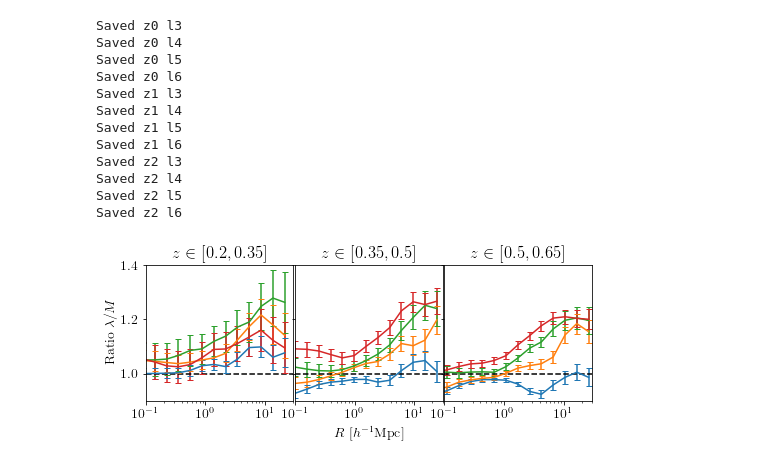
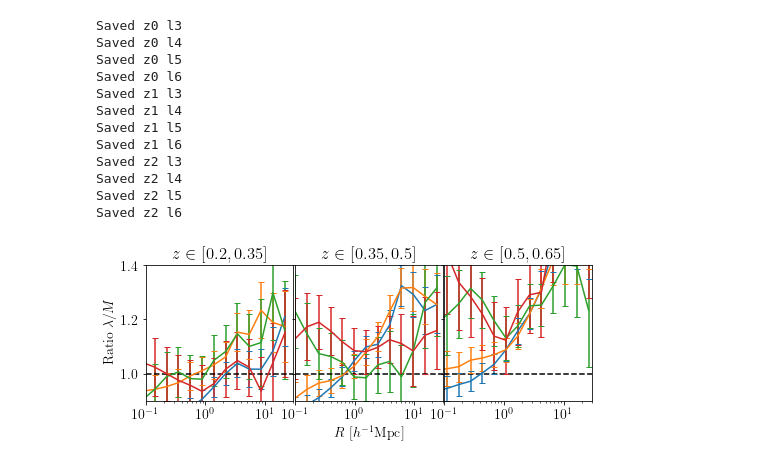
Before and after one commit to tmcclintock/redmapper_lensing_tests, a Jupyter notebook: orientation/Making_orientation_data.ipynb, the cells around one changed output. Saved outputs shown, nothing was run; the diff lists cells and outputs as text; code cells hidden in the pictures.

Commit message:
Recomputed X ratios.

```diff
--- a/orientation/Making_orientation_data.ipynb
+++ b/orientation/Making_orientation_data.ipynb
@@ -48,8 +48,8 @@ def get_ratio(z_low, z_high, lambda_low, lambda_high):
 #Read in everything and visually check
 zlos = [0.2, 0.35, 0.5]
 zhis = [0.35, 0.5, 0.65]
-lamlos = [20, 30, 40, 50]
-lamhis = [30, 40, 50, 10000]
+lamlos = [20, 30, 45, 60]
+lamhis = [30, 45, 60, 10000]
 
 fig, axes = plt.subplots(ncols = 3, nrows = 1, sharex=True, sharey=True, figsize = (8,3))
 plt.subplots_adjust(wspace = 0.01, bottom=0.25)
@@ -75,8 +75,8 @@ fig.savefig("ratio_of_data.png", dpi=300, bbox_inche='tight')
 # %%
 z_low = 0.2
 z_high = 0.35
-lam_low = 40
-lam_high = 50
+lam_low = 45
+lam_high = 60
 zl = ("%.2f"%(z_low)).rstrip("0")
 zh = ("%.2f"%(z_high)).rstrip("0")
 Rp1, DS1, err1 = get_richness_selected_data(z_low, z_high, lam_low, lam_high)
@@ -116,7 +116,7 @@ lnRmid = (lnRedges[:-1] + lnRedges[1:])/2 #take the mean in the log
 #THIS FUNCTION WILL GET REPLACED WHEN THE NEW DATA COMES OUT
 def get_ratio_in_Y1_bins(z_low, z_high, lam_low, lam_high):
     zi = [0.2, 0.35, 0.5].index(z_low)
-    lj = [20, 30, 40, 50].index(lam_low) #NOTE - must replace this line with new data
+    lj = [20, 30, 45, 60].index(lam_low) #NOTE - must replace this line with new data
 
     Rp, X, Xerr = get_ratio(z_low, z_high, lam_low, lam_high)
     lnRp = np.log(Rp)
@@ -135,10 +135,10 @@ def get_ratio_in_Y1_bins(z_low, z_high, lam_low, lam_high):
 #Loop over all bins and save the ratios\
 zlos = [0.2, 0.35, 0.5]
 zhis = [0.35, 0.5, 0.65]
-lamlos = [20, 30, 40, 50]
-lamhis = [30, 40, 50, 10000]
+lamlos = [20, 30, 45, 60]
+lamhis = [30, 45, 60, 10000]
 
-outpath = "X_ratios_for_Y1/X_ratio_z%d_l%d.txt"
+outpath = "X_ratios_for_Y1/X_ratio_z%d_l%d_v2.txt"
 # %%
 for zi, zlo in enumerate(zlos):
     zhi = zhis[zi]
@@ -165,28 +165,28 @@ Saved z2 l6
 # %%
 #Read in everything and visually check
 zlos = [0.2, 0.35, 0.5]
 zhis = [0.35, 0.5, 0.65]
-lamlos = [20, 30, 40, 50]
-lamhis = [30, 40, 50, 10000]
+lamlos = [20, 30, 45, 60]
+lamhis = [30, 45, 60, 10000]
 
 fig, axes = plt.subplots(ncols = 3, nrows = 1, sharex=True, sharey=True, figsize = (8,3))
 plt.subplots_adjust(wspace = 0.01, bottom=0.25)
 for zi, zlo in enumerate(zlos):
     zhi = zhis[zi]
     zl = ("%.2f"%(zlo)).rstrip("0")
     zh = ("%.2f"%(zhi)).rstrip("0")
     axes[zi].set_title(r"$z\in[%s, %s]$"%(zl, zh))
     axes[zi].axhline(1.0, color="k", ls="--")
     for lj, lamlo in enumerate(lamlos):
         lamhi = lamhis[lj]
         #Rp, X, Xerr = get_ratio_in_Y1_bins(zlo, zhi, lamlo, lamhi)
         Rp, X, Xerr = np.loadtxt(outpath%(zi,lj+3), unpack=True)
         axes[zi].errorbar(Rp, X, Xerr)
         axes[zi].set_xlim(0.1, 30)
         axes[zi].set_xscale('log')
         axes[zi].set_ylim(0.9, 1.4)
 axes[1].set_xlabel(r"$R\ [h^{-1}{\rm Mpc}]$")
 axes[0].set_ylabel(r"Ratio $\lambda / M$")
 fig.savefig("ratio_from_splines_at_Y1_data.png", dpi=300, bbox_inche='tight')
 # %% [output]
-[figure, old version]
+[figure, new version]
```
Also changed, not shown: parts of 4 cells of this notebook, 12 other files.
